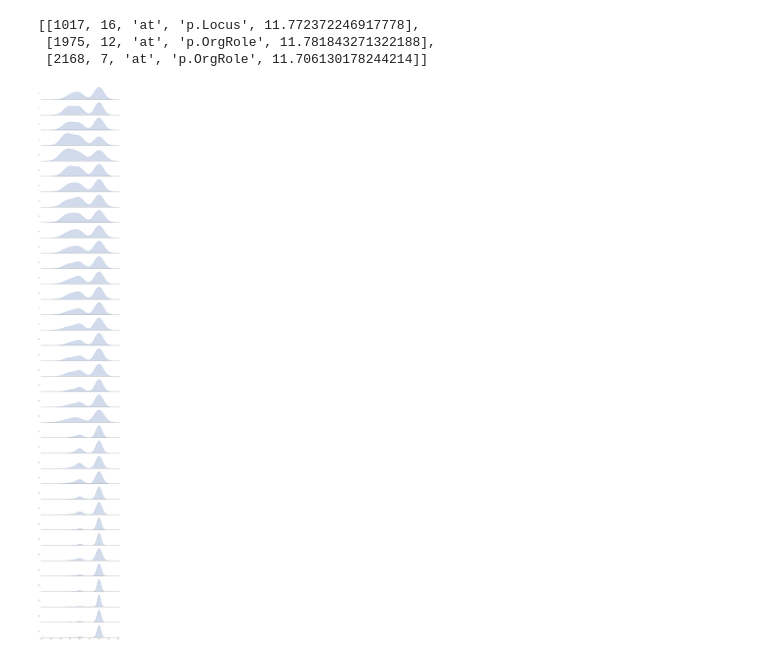
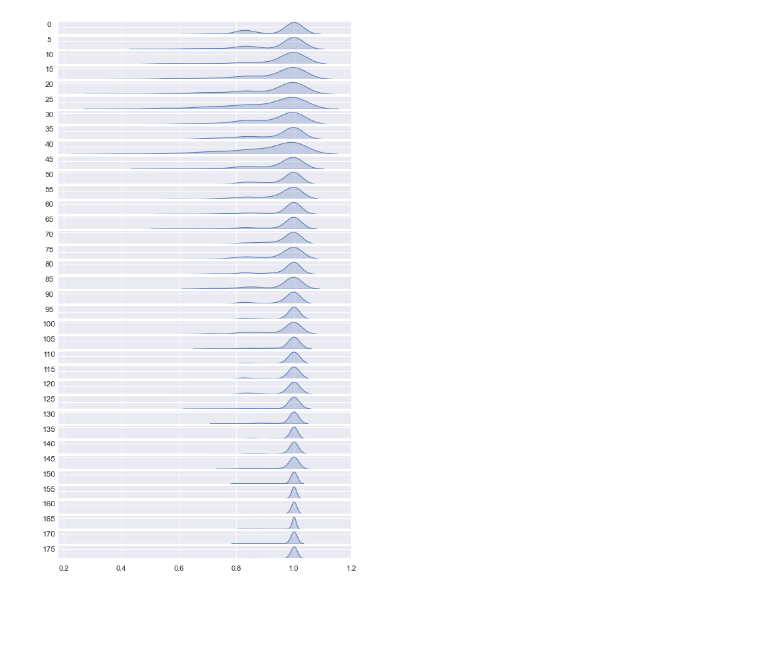
Before and after one commit to tdavislab/TopoBERT, a Jupyter notebook: notebooks/impuritiesv3.ipynb, the cells around one changed output. Cells and saved outputs as stored; diff of their text form; code cells hidden in the pictures; blank space fills up the shorter version.

```diff
--- a/notebooks/impuritiesv3.ipynb
+++ b/notebooks/impuritiesv3.ipynb
@@ -139,8 +140,8 @@ def get_activations_labels(activation_file, label_file):
 def get_graph(config, caching=True):
     layer = LAYER
 
-    ACTIVATION_FILE = f'../backend/data/ss-role/fine-tuned-bert-base-uncased/{DATA}/{config.iteration}/{layer}.txt'
-    label_file = f'../backend/data/ss-role/entities/{DATA}.txt'
+    ACTIVATION_FILE = f'../backend/data/{DATASET}/fine-tuned-bert-base-uncased/{DATA}/{config.iteration}/{layer}.txt'
+    label_file = f'../backend/data/{DATASET}/entities/{DATA}.txt'
 
 
     cache_key = f'{ACTIVATION_FILE}-{label_file}-{config}'
@@ -161,17 +162,11 @@ for fileindex in tqdm(range(0, NUM_EPOCHS, 5)):
     config = Config(iteration=fileindex, metric='euclidean', filter_func='l2', intervals=50, overlap=0.5, min_samples=3)
     graphs.append(get_graph(config, caching=True))
 
-labels = sorted(read_labels(f'../backend/data/ss-role/entities/{DATA}.txt').label.unique().tolist())
+labels = sorted(read_labels(f'../backend/data/{DATASET}/entities/{DATA}.txt').label.unique().tolist())
 # convert label to dict with positions as value
 label_dict = {label: i for i, label in enumerate(labels)}
-# %%
-graphs[0]['nodes'][0]['membership']['metadata']
-# %% [output]
-[[1017, 16, 'at', 'p.Locus', 11.772372246917778],
- [1975, 12, 'at', 'p.OrgRole', 11.781843271322188],
- [2168, 7, 'at', 'p.OrgRole', 11.706130178244214]]
 # %%
-def compute_nodewise_purities(graphs):
+def compute_nodewise_purities(graphs, method='entropy'):
     entropy_bound = entropy(np.array([1] * len(labels)) / len(labels))
 
     def node_purities(graph):
@@ -184,8 +179,12 @@ def compute_nodewise_purities(graphs):
             for label, count in label_counts.items():
                 n_purity[label_dict[label]] = count / len(metadata)
 
-            # purities.append(1 - entropy(n_purity) / entropy_bound)
-            purities.append(1 / len(label_counts))
+            if method == 'entropy':
+                purities.append(1 - entropy(n_purity) / entropy_bound)
+            elif method == 'invclass':
+                purities.append(1 / len(label_counts))
+            else:
+                raise ValueError('Unexpected purity method')
 
         return purities
 
@@ -227,7 +226,7 @@ def compute_pointwise_purities(graphs):
 
 
 def plot_ridge_plots(data_df, title_col, accessor_col, title=None):
-    fig, axes = plt.subplots(nrows=len(data_df), ncols=1, figsize=(15, len(data_df) * 3), sharex=True)
+    fig, axes = plt.subplots(nrows=len(data_df), ncols=1, figsize=(8, 15), sharex=True)
 
     for i, ax in enumerate(axes):
         title = data_df.iloc[i][title_col]
@@ -235,7 +234,7 @@ def plot_ridge_plots(data_df, title_col, accessor_col, title=None):
 
         sns.kdeplot(row_data, ax=ax, shade=True)
         ax.set_xlabel('')
-        ax.set_ylabel(title)
+        ax.set_ylabel(title, rotation=0)
         ax.set_yticklabels([])
         ax.spines['top'].set_visible(False)
         ax.spines['right'].set_visible(False)
@@ -247,7 +246,8 @@ def plot_ridge_plots(data_df, title_col, accessor_col, title=None):
 
     return None
 # %%
-nodewise_purities = compute_nodewise_purities(graphs)
+nodewise_purities = compute_nodewise_purities(graphs, method='entropy')
 plot_ridge_plots(nodewise_purities, 'iteration', 'purity')
+plt.savefig(f'images/purity_dists_v3/nodewise_entropy_{DATASET}_layer{LAYER}_{DATA}.png', dpi=300)
 # %% [output]
-[figure, old version]
+[figure, new version]
```
Also changed, not shown: parts of 3 cells of this notebook, 6 other files.
